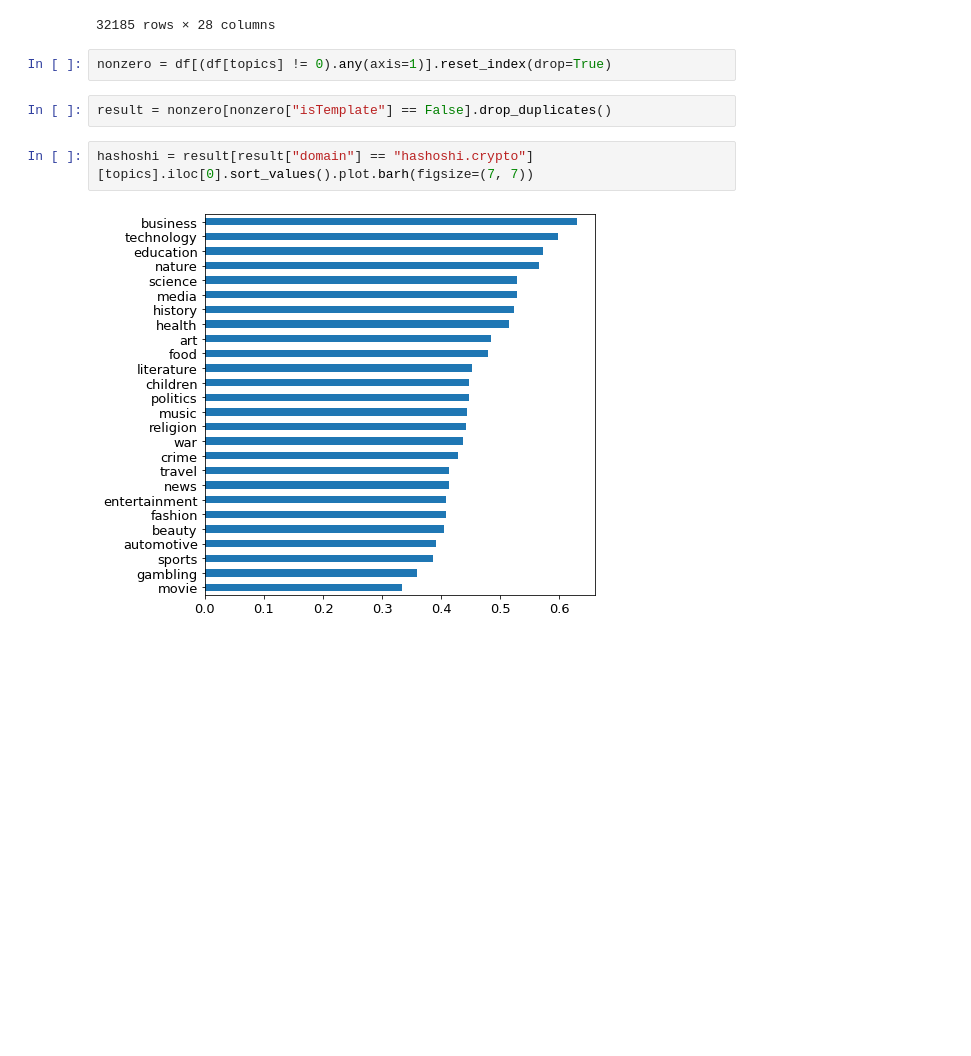
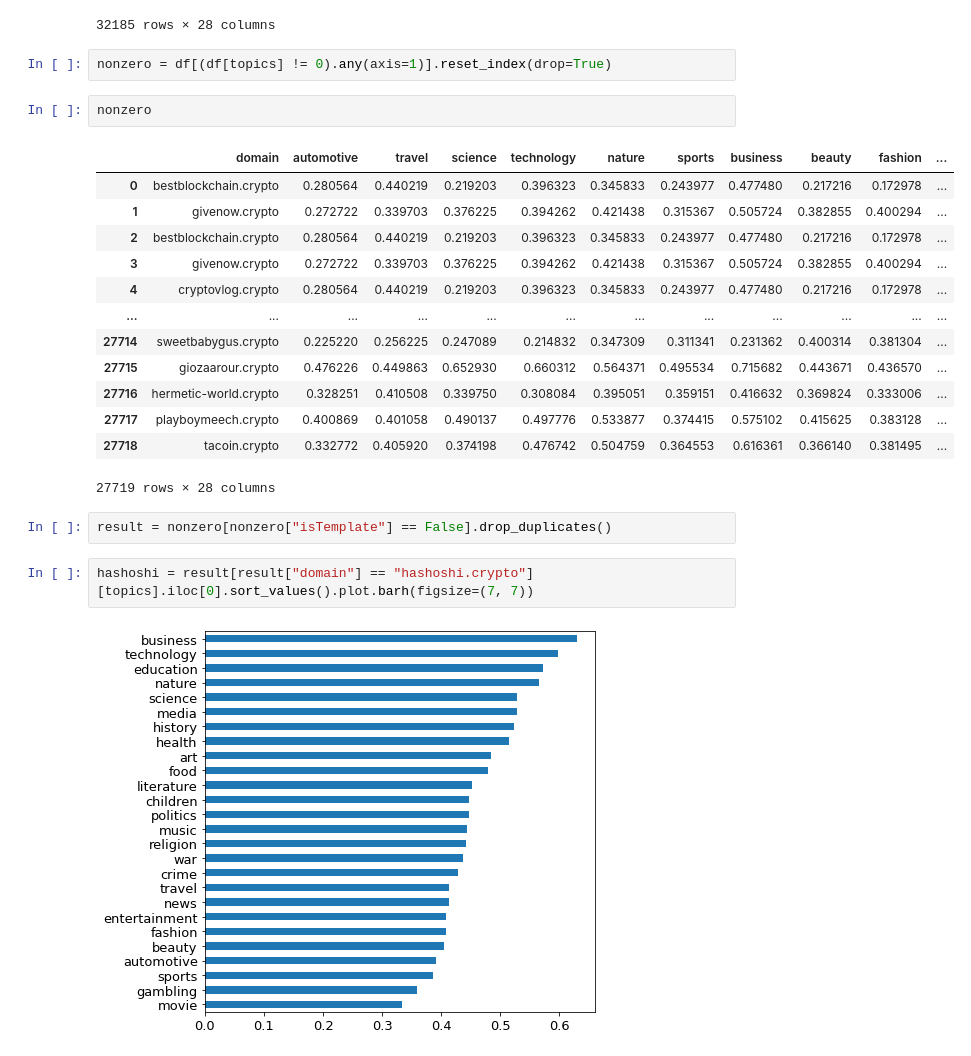
Before and after one commit to mshuaic/UnstoppableDomain, a Jupyter notebook: notebook/similarity.ipynb, the cells around one changed output. Cells and saved outputs as stored; diff of their text form; blank space fills up the shorter version.

```diff
--- a/notebook/similarity.ipynb
+++ b/notebook/similarity.ipynb
@@ -25,6 +25,22 @@ df
 32185 rows × 28 columns
 # %%
 nonzero = df[(df[topics] != 0).any(axis=1)].reset_index(drop=True)
+# %%
+nonzero
+# %% [output]
+|  | domain | automotive | travel | science | technology | nature | sports | business | beauty | fashion | ... |
+| 0 | bestblockchain.crypto | 0.280564 | 0.440219 | 0.219203 | 0.396323 | 0.345833 | 0.243977 | 0.477480 | 0.217216 | 0.172978 | ... |
+| 1 | givenow.crypto | 0.272722 | 0.339703 | 0.376225 | 0.394262 | 0.421438 | 0.315367 | 0.505724 | 0.382855 | 0.400294 | ... |
+| 2 | bestblockchain.crypto | 0.280564 | 0.440219 | 0.219203 | 0.396323 | 0.345833 | 0.243977 | 0.477480 | 0.217216 | 0.172978 | ... |
+| 3 | givenow.crypto | 0.272722 | 0.339703 | 0.376225 | 0.394262 | 0.421438 | 0.315367 | 0.505724 | 0.382855 | 0.400294 | ... |
+| 4 | cryptovlog.crypto | 0.280564 | 0.440219 | 0.219203 | 0.396323 | 0.345833 | 0.243977 | 0.477480 | 0.217216 | 0.172978 | ... |
+| ... | ... | ... | ... | ... | ... | ... | ... | ... | ... | ... | ... |
+| 27714 | sweetbabygus.crypto | 0.225220 | 0.256225 | 0.247089 | 0.214832 | 0.347309 | 0.311341 | 0.231362 | 0.400314 | 0.381304 | ... |
+| 27715 | giozaarour.crypto | 0.476226 | 0.449863 | 0.652930 | 0.660312 | 0.564371 | 0.495534 | 0.715682 | 0.443671 | 0.436570 | ... |
+| 27716 | hermetic-world.crypto | 0.328251 | 0.410508 | 0.339750 | 0.308084 | 0.395051 | 0.359151 | 0.416632 | 0.369824 | 0.333006 | ... |
+| 27717 | playboymeech.crypto | 0.400869 | 0.401058 | 0.490137 | 0.497776 | 0.533877 | 0.374415 | 0.575102 | 0.415625 | 0.383128 | ... |
+| 27718 | tacoin.crypto | 0.332772 | 0.405920 | 0.374198 | 0.476742 | 0.504759 | 0.364553 | 0.616361 | 0.366140 | 0.381495 | ... |
+27719 rows × 28 columns
 # %%
 result = nonzero[nonzero["isTemplate"] == False].drop_duplicates()
 # %%
```
Also changed, not shown: 18 other files.
